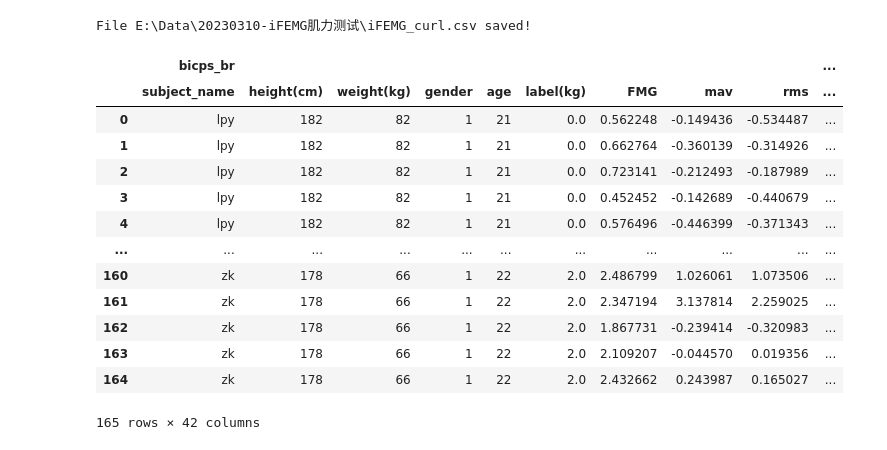
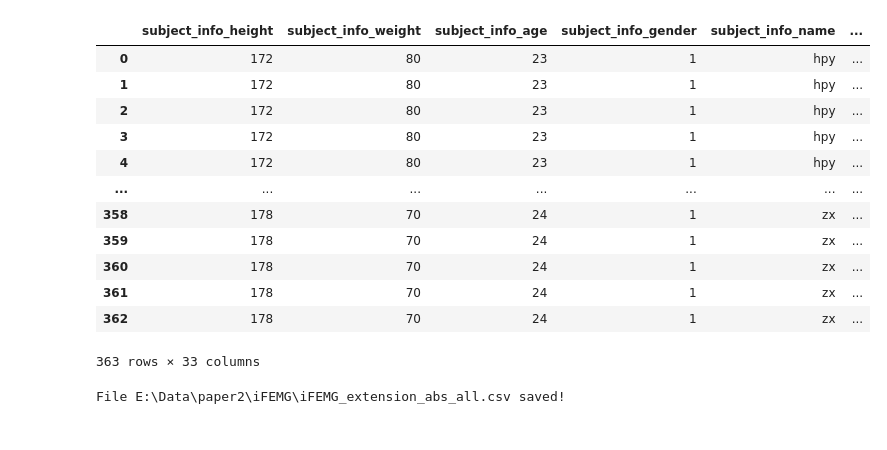
Before and after one commit to WynminMark/FMG-sEMG-processing, a Jupyter notebook: process_dataset_merge.ipynb, the cells around one changed output. Cells and saved outputs as stored; diff of their text form; code cells hidden in the pictures.

```diff
--- a/process_dataset_merge.ipynb
+++ b/process_dataset_merge.ipynb
@@ -51,24 +50,26 @@ final_data_df_n
+# %%
+# 更改列名
+final_data_df_n.rename(columns={'subject_info_subject_name': 'subject_info_height',
+                                'subject_info_height': 'subject_info_weight',
+                                'subject_info_weight': 'subject_info_age',
+                                'subject_info_age': 'subject_info_gender',
+                                'subject_info_gender': 'subject_info_name',}, inplace=True)
+final_data_df_n
+# %% [output]
+|  | subject_info_height | subject_info_weight | subject_info_age | subject_info_gender | subject_info_name | ... |
+| 0 | 172 | 80 | 23 | 1 | hpy | ... |
+| 1 | 172 | 80 | 23 | 1 | hpy | ... |
+| 2 | 172 | 80 | 23 | 1 | hpy | ... |
+| 3 | 172 | 80 | 23 | 1 | hpy | ... |
+| 4 | 172 | 80 | 23 | 1 | hpy | ... |
+| ... | ... | ... | ... | ... | ... | ... |
+| 358 | 178 | 70 | 24 | 1 | zx | ... |
+| 359 | 178 | 70 | 24 | 1 | zx | ... |
+| 360 | 178 | 70 | 24 | 1 | zx | ... |
+| 361 | 178 | 70 | 24 | 1 | zx | ... |
+| 362 | 178 | 70 | 24 | 1 | zx | ... |
+363 rows × 33 columns
 # %%
-df_save_csv(final_data_df_n, r"E:\Data\20230310-iFEMG肌力测试\iFEMG_curl.csv")
+df_save_csv(final_data_df_n, r"E:\Data\paper2\iFEMG\iFEMG_extension_abs_all.csv")
 # %% [output]
-File E:\Data\20230310-iFEMG肌力测试\iFEMG_curl.csv saved!
+File E:\Data\paper2\iFEMG\iFEMG_extension_abs_all.csv saved!
-# %%
-# 区别于以上流程，读取数据，后续更改列名
-
-final_data_df = pd.read_csv(r"E:\Data\iFEMG_fea_dataset\healthy_subjects\iFEMG_relax\iFEMG_fea_bicps_202312.csv", header = [0,1], index_col = 0)
-final_data_df
-# %% [output]
-|  | bicps_br |  |  |  |  |  |  |  |  | ... |
-|  | subject_name | height(cm) | weight(kg) | gender | age | label(kg) | FMG | mav | rms | ... |
-| 0 | lpy | 182 | 82 | 1 | 21 | 0.0 | 0.562248 | -0.149436 | -0.534487 | ... |
-| 1 | lpy | 182 | 82 | 1 | 21 | 0.0 | 0.662764 | -0.360139 | -0.314926 | ... |
-| 2 | lpy | 182 | 82 | 1 | 21 | 0.0 | 0.723141 | -0.212493 | -0.187989 | ... |
-| 3 | lpy | 182 | 82 | 1 | 21 | 0.0 | 0.452452 | -0.142689 | -0.440679 | ... |
-| 4 | lpy | 182 | 82 | 1 | 21 | 0.0 | 0.576496 | -0.446399 | -0.371343 | ... |
-| ... | ... | ... | ... | ... | ... | ... | ... | ... | ... | ... |
-| 160 | zk | 178 | 66 | 1 | 22 | 2.0 | 2.486799 | 1.026061 | 1.073506 | ... |
-| 161 | zk | 178 | 66 | 1 | 22 | 2.0 | 2.347194 | 3.137814 | 2.259025 | ... |
-| 162 | zk | 178 | 66 | 1 | 22 | 2.0 | 1.867731 | -0.239414 | -0.320983 | ... |
-| 163 | zk | 178 | 66 | 1 | 22 | 2.0 | 2.109207 | -0.044570 | 0.019356 | ... |
-| 164 | zk | 178 | 66 | 1 | 22 | 2.0 | 2.432662 | 0.243987 | 0.165027 | ... |
-165 rows × 42 columns
```
Also changed, not shown: parts of 9 cells of this notebook, 9 other files.
